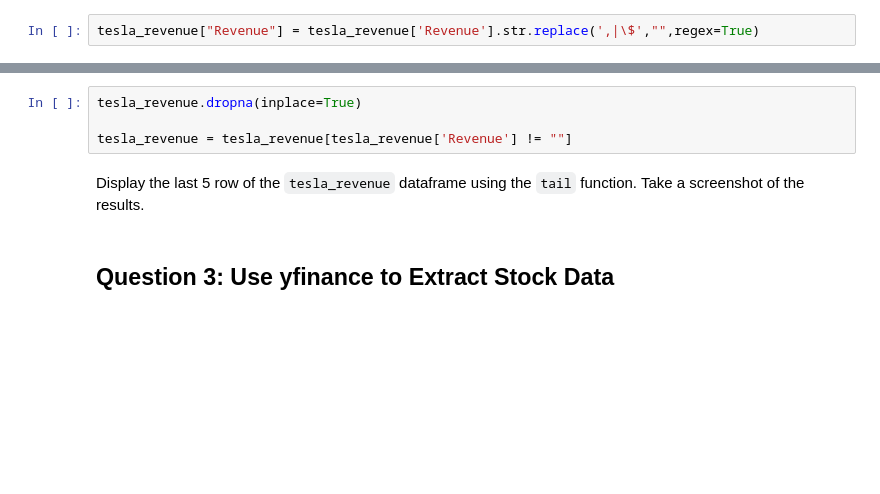
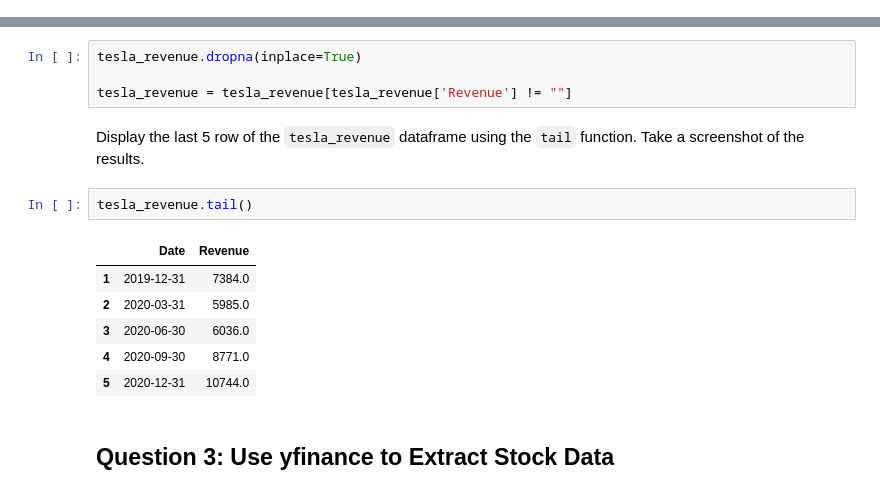
Before and after one commit to onyedika39/Tesla-Data, a Jupyter notebook: Final Assignment-v2.ipynb, the cells around one changed output, grey strips where cells are left out. Saved outputs shown, nothing was run; the diff lists cells and outputs as text; blank space fills up the shorter version.

```diff
--- a/Final Assignment-v2.ipynb
+++ b/Final Assignment-v2.ipynb
@@ -125,8 +235,6 @@ We are focusing on quarterly revenue in the lab.
 </details>
 # %% [markdown]
 Execute the following line to remove the comma and dollar sign from the `Revenue` column.
-# %%
-tesla_revenue["Revenue"] = tesla_revenue['Revenue'].str.replace(',|\$',"",regex=True)
 # %% [markdown]
 Execute the following lines to remove an null or empty strings in the Revenue column.
 # %%
@@ -135,6 +243,15 @@ tesla_revenue.dropna(inplace=True)
 tesla_revenue = tesla_revenue[tesla_revenue['Revenue'] != ""]
 # %% [markdown]
 Display the last 5 row of the `tesla_revenue` dataframe using the `tail` function. Take a screenshot of the results.
+# %%
+tesla_revenue.tail()
+# %% [output]
+|  | Date | Revenue |
+| 1 | 2019-12-31 | 7384.0 |
+| 2 | 2020-03-31 | 5985.0 |
+| 3 | 2020-06-30 | 6036.0 |
+| 4 | 2020-09-30 | 8771.0 |
+| 5 | 2020-12-31 | 10744.0 |
 # %% [markdown]
 ## Question 3: Use yfinance to Extract Stock Data
 # %% [markdown]
```
Also changed, not shown: parts of 12 cells of this notebook.
